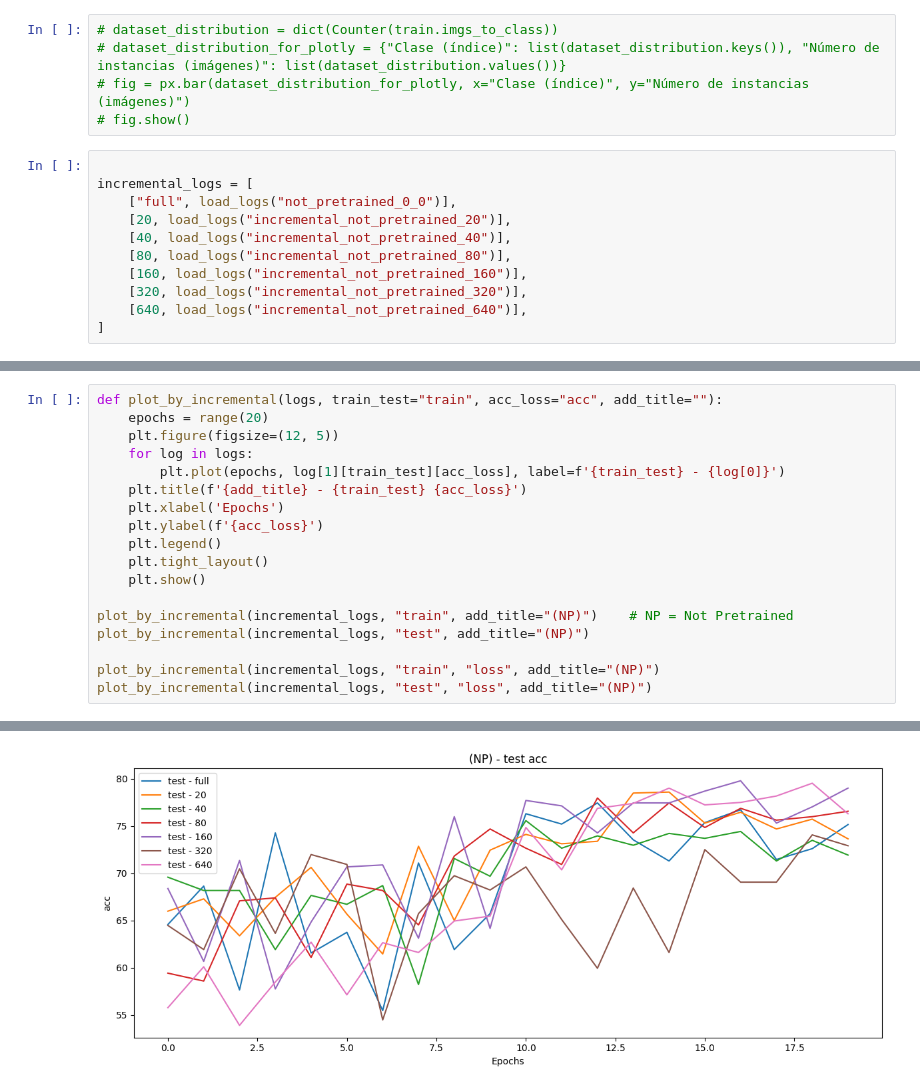
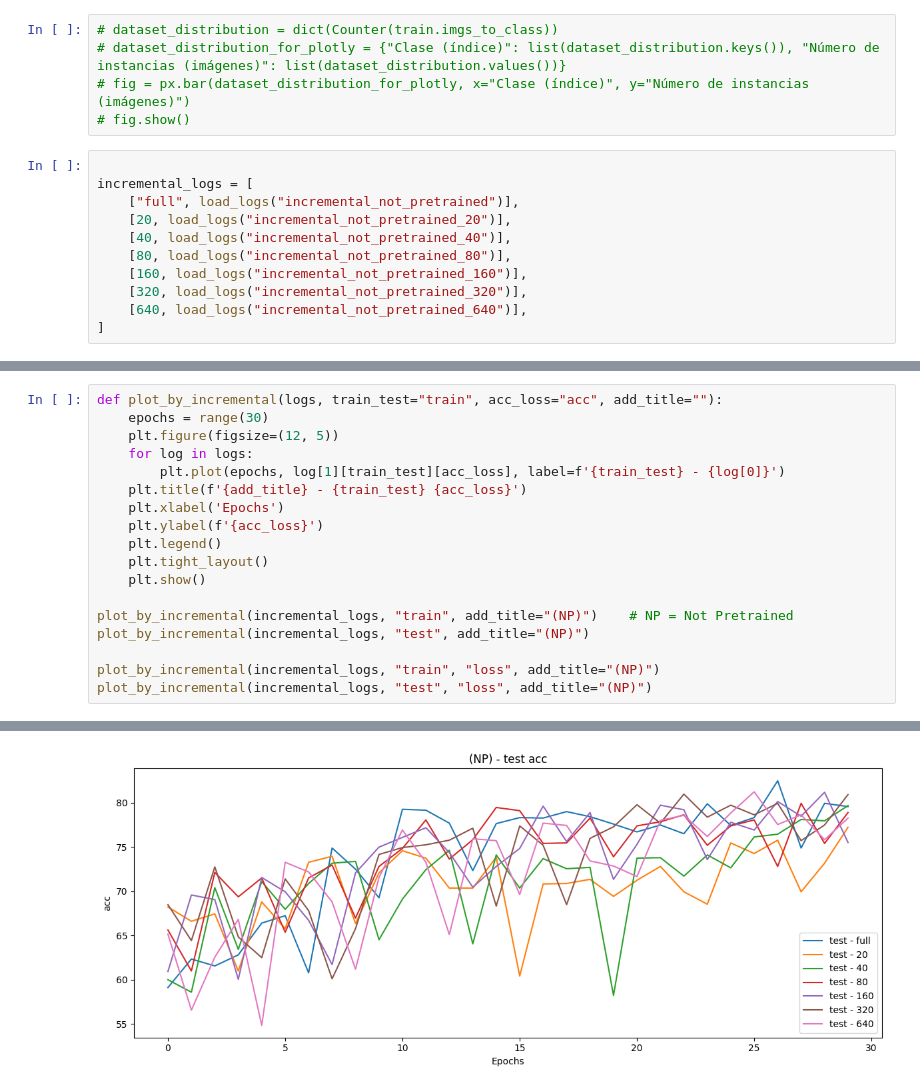
Before and after one commit to VicenteGM123/proyectoAP, a Jupyter notebook: NotebookProyectoAP.ipynb, the cells around one changed output, grey strips where cells are left out. Drawn from its saved outputs; the diff is of its cells as text.

```diff
--- a/NotebookProyectoAP.ipynb
+++ b/NotebookProyectoAP.ipynb
@@ -504,7 +498,7 @@ Average loss: 0.019491170664938787, Accuracy: 1391/1920 (72.44791666666667%)
 # %%
 
 incremental_logs = [
-    ["full", load_logs("not_pretrained_0_0")],
+    ["full", load_logs("incremental_not_pretrained")],
     [20, load_logs("incremental_not_pretrained_20")],
     [40, load_logs("incremental_not_pretrained_40")],
     [80, load_logs("incremental_not_pretrained_80")],
@@ -555,6 +549,6 @@ for log in incremental_logs:
 # %%
 def plot_by_incremental(logs, train_test="train", acc_loss="acc", add_title=""):
-    epochs = range(20)
+    epochs = range(30)
     plt.figure(figsize=(12, 5))
     for log in logs:
         plt.plot(epochs, log[1][train_test][acc_loss], label=f'{train_test} - {log[0]}')
@@ -575 +569 @@ plot_by_incremental(incremental_logs, "test", "loss", add_title="(NP)")
-[figure, old version]
+[figure, new version]
```
Also changed, not shown: parts of 10 cells of this notebook.
